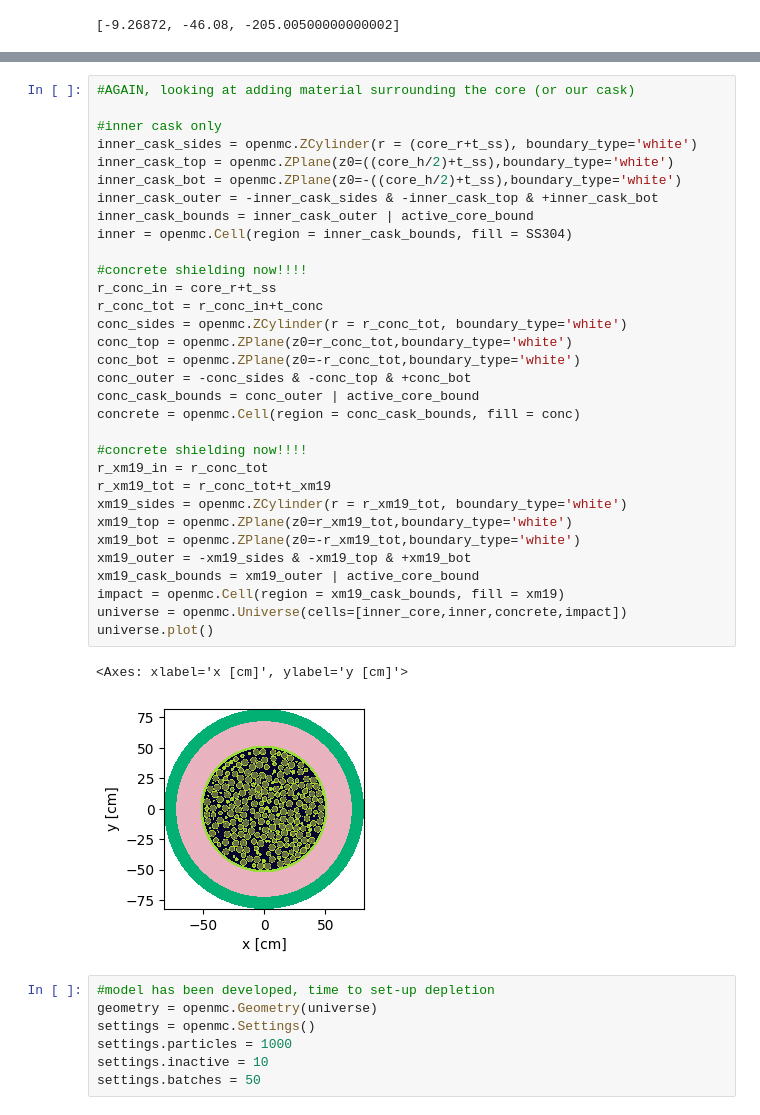
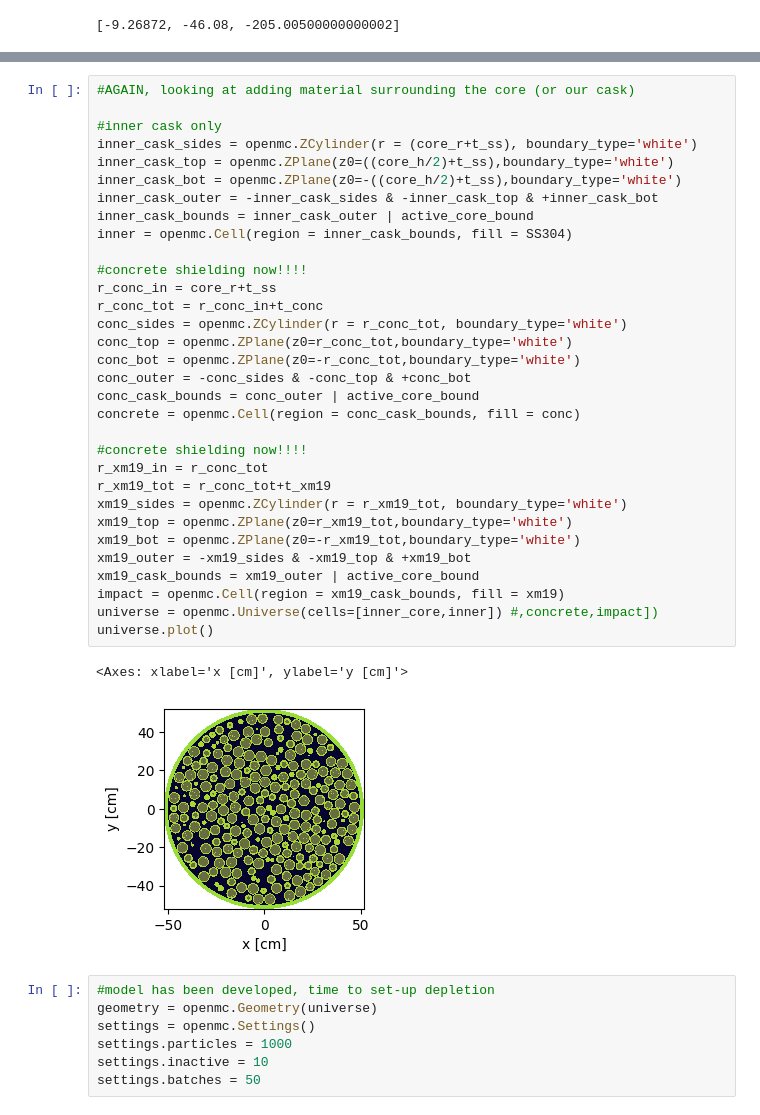
Before and after one commit to ceserz2/2025-pequette-snfpebbles, a Jupyter notebook: code/depletion_model.ipynb, the cells around one changed output, grey strips where cells are left out. Drawn from its saved outputs; the diff is of its cells as text.

```diff
--- a/code/depletion_model.ipynb
+++ b/code/depletion_model.ipynb
@@ -232,35 +232,35 @@ starting openmc pack
 #inner cask only
 inner_cask_sides = openmc.ZCylinder(r = (core_r+t_ss), boundary_type='white')
 inner_cask_top = openmc.ZPlane(z0=((core_h/2)+t_ss),boundary_type='white')
 inner_cask_bot = openmc.ZPlane(z0=-((core_h/2)+t_ss),boundary_type='white')
 inner_cask_outer = -inner_cask_sides & -inner_cask_top & +inner_cask_bot
 inner_cask_bounds = inner_cask_outer | active_core_bound
 inner = openmc.Cell(region = inner_cask_bounds, fill = SS304)
 
 #concrete shielding now!!!!
 r_conc_in = core_r+t_ss
 r_conc_tot = r_conc_in+t_conc
 conc_sides = openmc.ZCylinder(r = r_conc_tot, boundary_type='white')
 conc_top = openmc.ZPlane(z0=r_conc_tot,boundary_type='white')
 conc_bot = openmc.ZPlane(z0=-r_conc_tot,boundary_type='white')
 conc_outer = -conc_sides & -conc_top & +conc_bot
 conc_cask_bounds = conc_outer | active_core_bound
 concrete = openmc.Cell(region = conc_cask_bounds, fill = conc)
 
 #concrete shielding now!!!!
 r_xm19_in = r_conc_tot
 r_xm19_tot = r_conc_tot+t_xm19
 xm19_sides = openmc.ZCylinder(r = r_xm19_tot, boundary_type='white')
 xm19_top = openmc.ZPlane(z0=r_xm19_tot,boundary_type='white')
 xm19_bot = openmc.ZPlane(z0=-r_xm19_tot,boundary_type='white')
 xm19_outer = -xm19_sides & -xm19_top & +xm19_bot
 xm19_cask_bounds = xm19_outer | active_core_bound
 impact = openmc.Cell(region = xm19_cask_bounds, fill = xm19)
-universe = openmc.Universe(cells=[inner_core,inner,concrete,impact])
+universe = openmc.Universe(cells=[inner_core,inner]) #,concrete,impact])
 universe.plot()
 # %% [output]
 <Axes: xlabel='x [cm]', ylabel='y [cm]'>
-[figure, old version]
+[figure, new version]
 # %%
 #model has been developed, time to set-up depletion
 geometry = openmc.Geometry(universe)
```
Also changed, not shown: parts of 3 cells of this notebook, 5 other files.
